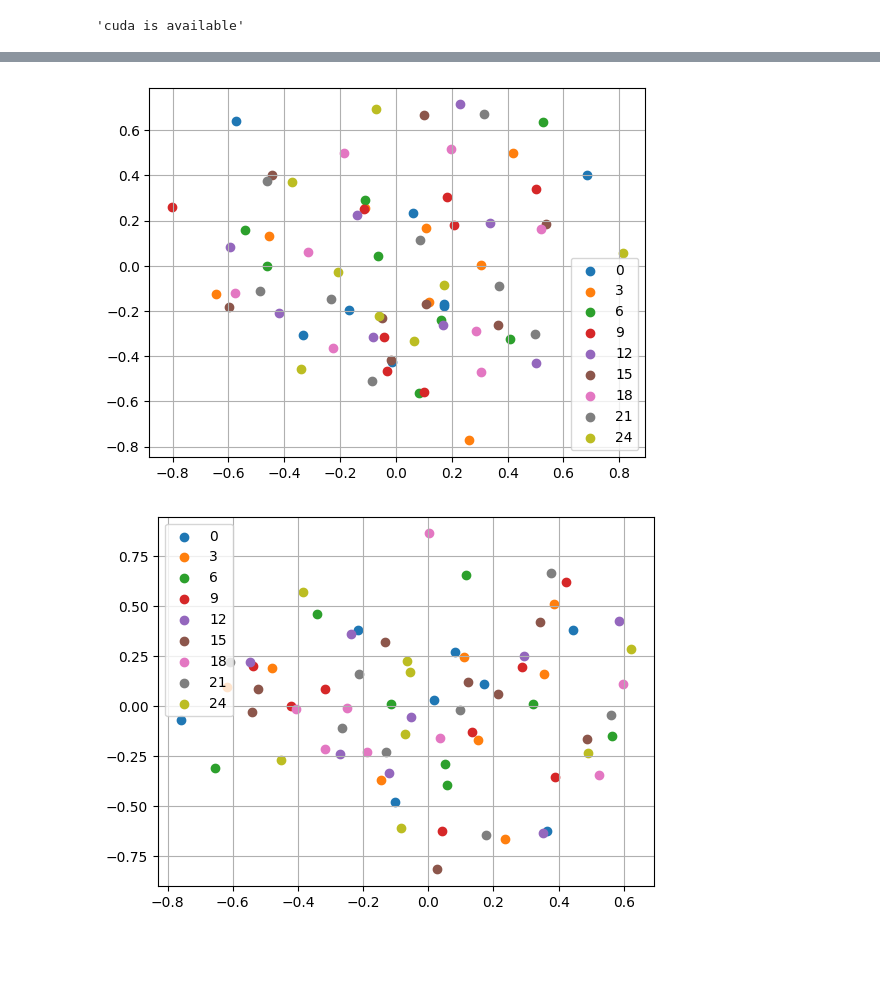
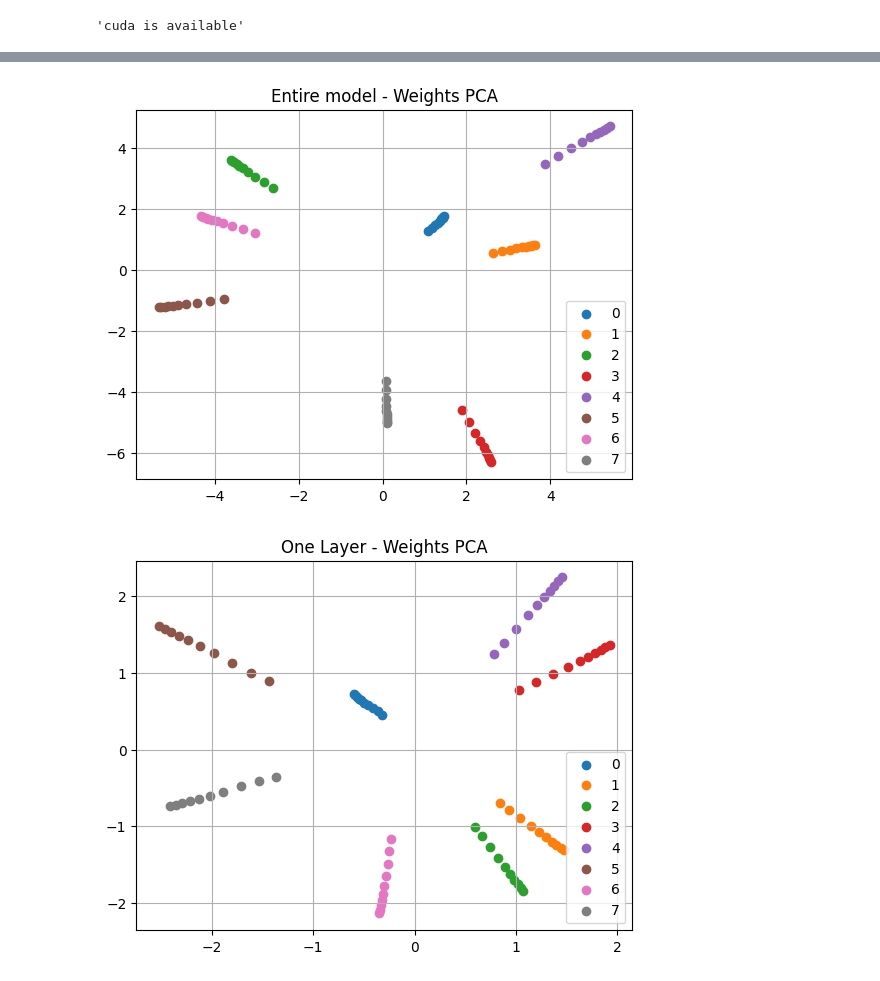
Before and after one commit to packdl/my-pytorch-learn-repo, a Jupyter notebook: homework-part2.ipynb, the cells around one changed output, grey strips where cells are left out. Saved outputs shown, nothing was run; the diff lists cells and outputs as text; code cells hidden in the pictures; blank space fills up the shorter version.

```diff
--- a/homework-part2.ipynb
+++ b/homework-part2.ipynb
@@ -180,0 +176,16 @@ tensor([[ 0.0974, -0.1400,  0.2181,  ...,  0.0521, -0.0187, -0.0525],
+# %%
+from sklearn.decomposition import PCA
+pca = PCA(n_components=2)
+reduced_dimension = pandas.DataFrame(pca.fit_transform(weight_df.to_numpy()), columns = ['x','y'] )
+reduced_dimension
+
+epoch_num = [x for x in range(max_epochs) if x%3 == 0] * eight
+reduced_dimension['epoch'] = epoch_num
+reduced_dimension['iteration'] = [y for y in range(eight) for x in [e for e in range(max_epochs) if e%3==0]]
+
+reduced_dimension
+
+layer_reduced_dimension = pandas.DataFrame(pca.fit_transform(layer_weight_df.to_numpy()), columns = ['x','y'] )
+layer_reduced_dimension['epoch'] = epoch_num
+layer_reduced_dimension['iteration'] = [y for y in range(eight) for x in [e for e in range(max_epochs) if e%3==0]]
+layer_reduced_dimension, reduced_dimension
@@ -181,29 +210,47 @@ tensor([[ 0.0974, -0.1400,  0.2181,  ...,  0.0521, -0.0187, -0.0525],
+# %%
+fig, ax = plt.subplots()
+for key in reduced_dimension.iteration.unique():
+    dots = reduced_dimension[reduced_dimension.iteration == key]
+    ax.scatter(dots.x, dots.y, label=key)
+ax.legend()
+ax.grid(True)
+plt.title('Entire model - Weights PCA')
+
+fig2, ax2 = plt.subplots()
+for key in layer_reduced_dimension.iteration.unique():
+    dots = layer_reduced_dimension[layer_reduced_dimension.iteration == key]
+    ax2.scatter(dots.x, dots.y, label=key)
+ax2.legend()
+ax2.grid(True)
+plt.title('One Layer - Weights PCA')
+plt.show()
+# %% [output]
+[figure, added]
+[figure, added]
 # %%
 #torch.concat( (torch.stack((weights, weights)), weights.unsqueeze(-1).T))
 #with torch.no_grad():
 #    display(weights.unsqueeze(-1).T.shape)
-fig, ax = plt.subplots()
-for key in epoch_tracker:
-    with torch.no_grad():
-        U,S,V = torch.pca_lowrank(epoch_tracker[key], center=True, q=2)
-        U=U.detach().cpu().numpy()
-        ax.scatter(U.T[0], U.T[1], label=key)
-ax.legend()
-ax.grid(True)
-plt.show()
+#fig, ax = plt.subplots()
+#for key in epoch_tracker:
+#    with torch.no_grad():
+#        U,S,V = torch.pca_lowrank(epoch_tracker[key], center=True, q=2)
+#        S=S.detach().cpu().numpy()
+#        ax.scatter(S[0], S[1], label=key)
+#ax.legend()
+#ax.grid(True)
+#plt.show()
 
-fig2, ax2 = plt.subplots()
+"""fig2, ax2 = plt.subplots()
 for key in last_weight:
     with torch.no_grad():
         U,S,V = torch.pca_lowrank(last_weight[key], center=True, q=2)
-        U=U.detach().cpu().numpy()
-        ax2.scatter(U.T[0], U.T[1], label=key)
+        S=S.detach().cpu().numpy()
+        ax2.scatter(S[0], S[1], label=key)
 ax2.legend()
 ax2.grid(True)
-plt.show()
+plt.show()"""
+print()
-# %% [output]
-[figure, removed]
-[figure, removed]
 # %%
 df.plot(x='epoch', y=['loss','grad_norm'], subplots=True)
 # %% [output]
```
Also changed, not shown: parts of 7 cells of this notebook, 2 other files.
